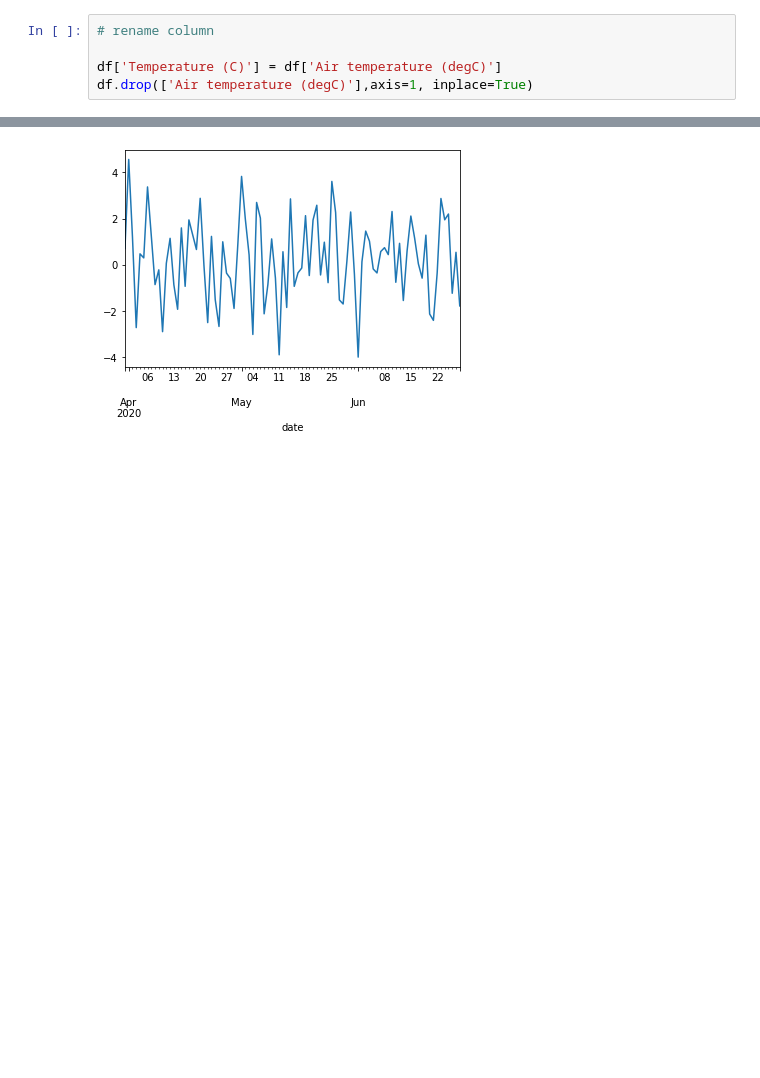
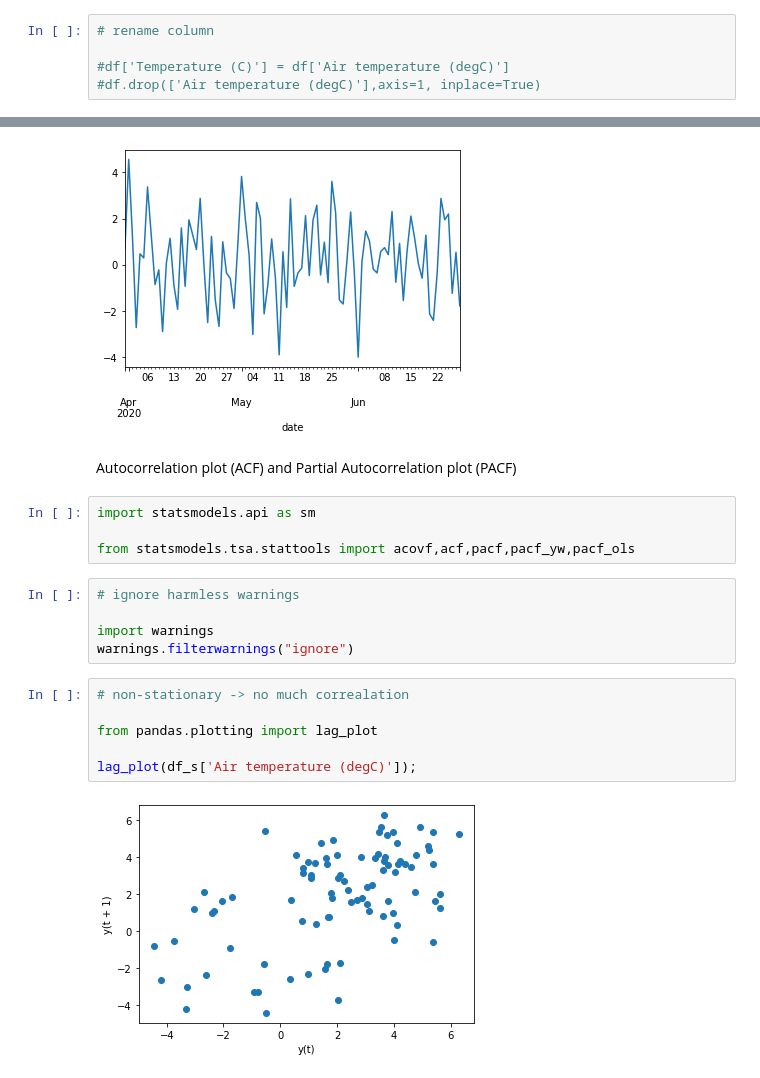
Before and after one commit to MikhailKuklin/time-series-analysis-forecasting, a Jupyter notebook: notebooks/ts_forecasting.ipynb, the cells around one changed output, grey strips where cells are left out. Cells and saved outputs as stored; diff of their text form; blank space fills up the shorter version.

```diff
--- a/notebooks/ts_forecasting.ipynb
+++ b/notebooks/ts_forecasting.ipynb
@@ -39,8 +37,8 @@ memory usage: 11.5 KB
 # %%
 # rename column
 
-df['Temperature (C)'] = df['Air temperature (degC)']
-df.drop(['Air temperature (degC)'],axis=1, inplace=True)
+#df['Temperature (C)'] = df['Air temperature (degC)']
+#df.drop(['Air temperature (degC)'],axis=1, inplace=True)
 # %%
 # create training and test sets
 
@@ -109,3 +107,22 @@ diff(df_ns['Air temperature (degC)'],k_diff = 1).plot()
 # %% [output]
 <matplotlib.axes._subplots.AxesSubplot at 0x...>
 [figure]
+# %% [markdown]
+Autocorrelation plot (ACF) and Partial Autocorrelation plot (PACF)
+# %%
+import statsmodels.api as sm
+
+from statsmodels.tsa.stattools import acovf,acf,pacf,pacf_yw,pacf_ols
+# %%
+# ignore harmless warnings
+
+import warnings
+warnings.filterwarnings("ignore")
+# %%
+# non-stationary -> no much correalation
+
+from pandas.plotting import lag_plot
+
+lag_plot(df_s['Air temperature (degC)']);
+# %% [output]
+[figure, added]
```
Also changed, not shown: parts of 7 cells of this notebook.
